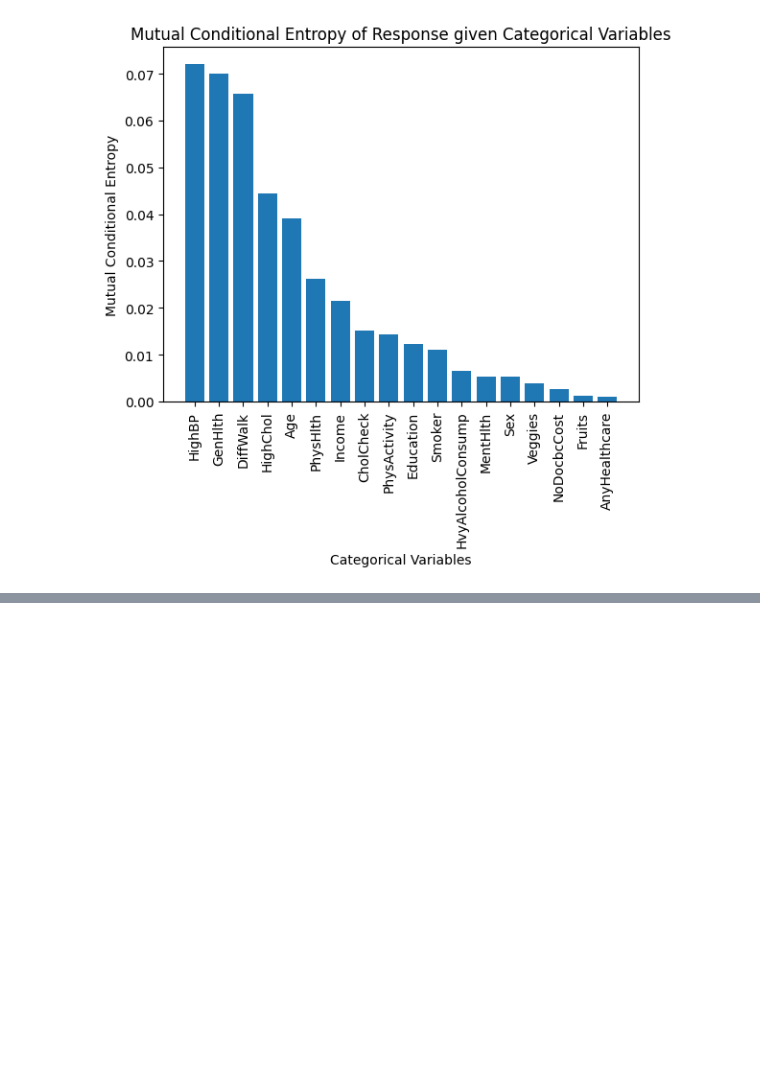
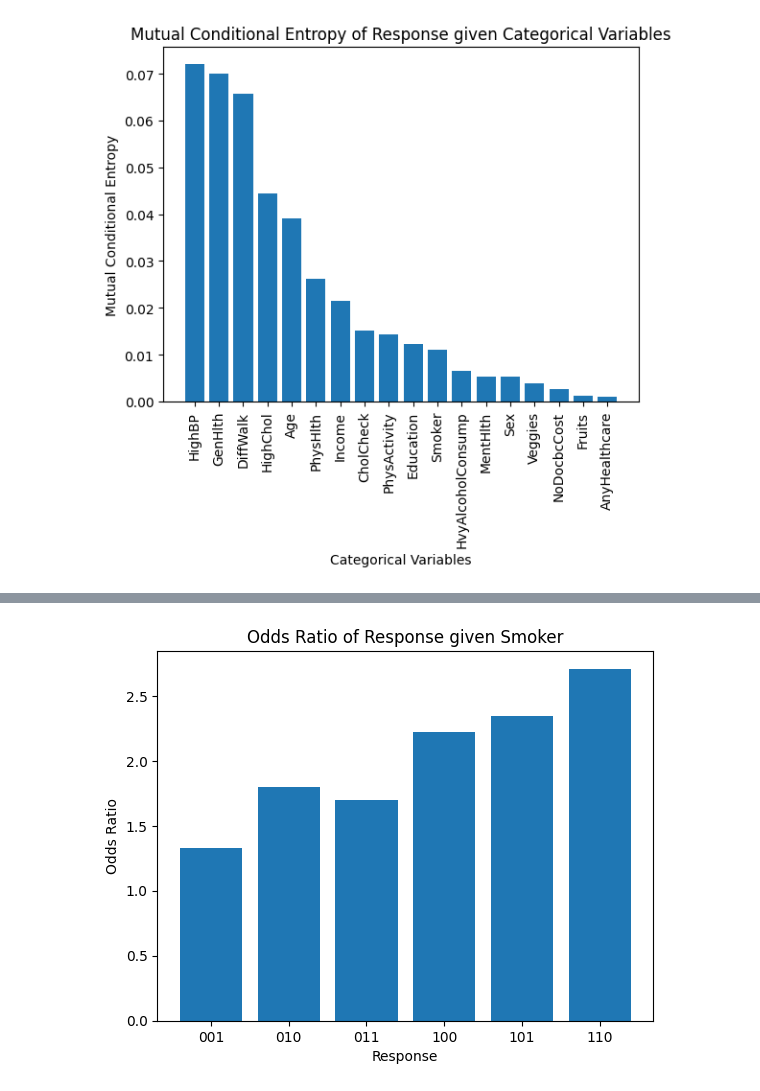
Before and after one commit to CYoung73/STA160-Midterm, a Jupyter notebook: STA160_Midterm_EDA.ipynb, the cells around one changed output, grey strips where cells are left out. Saved outputs shown, nothing was run; the diff lists cells and outputs as text; code cells hidden in the pictures; blank space fills up the shorter version.

```diff
--- a/STA160_Midterm_EDA.ipynb
+++ b/STA160_Midterm_EDA.ipynb
@@ -425,0 +482,12 @@ plt.show()
+# %%
+# plot of odds ratio given Smoker
+# odds of getting each response if Smoker = 1 vs odds of getting each response if Smoker = 0
+smoker_odds_ratios = odds_ratio(data, 'Smoker', 'Response')
+plt.bar(smoker_odds_ratios['Response'], smoker_odds_ratios['Odds Ratio'])
+plt.title('Odds Ratio of Response given Smoker')
+plt.xlabel('Response')
+plt.ylabel('Odds Ratio')
+plt.xticks(rotation=0)
+plt.show()
+# %% [output]
+[figure, added]
```
Also changed, not shown: parts of 13 cells of this notebook.
